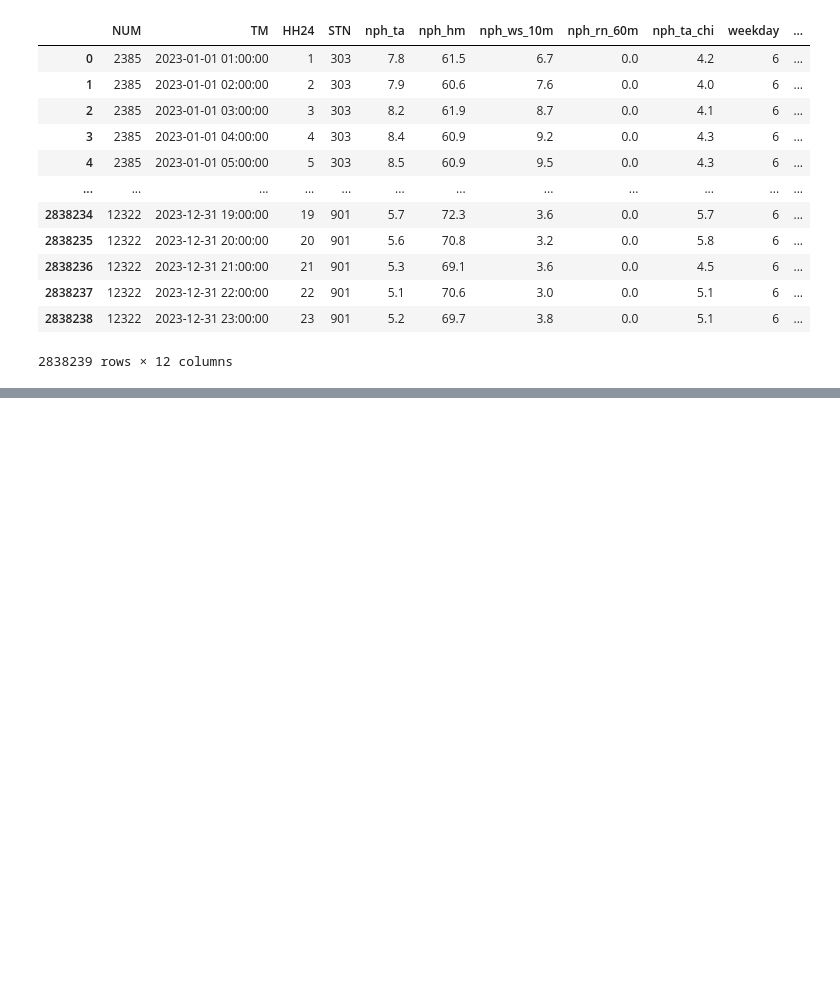
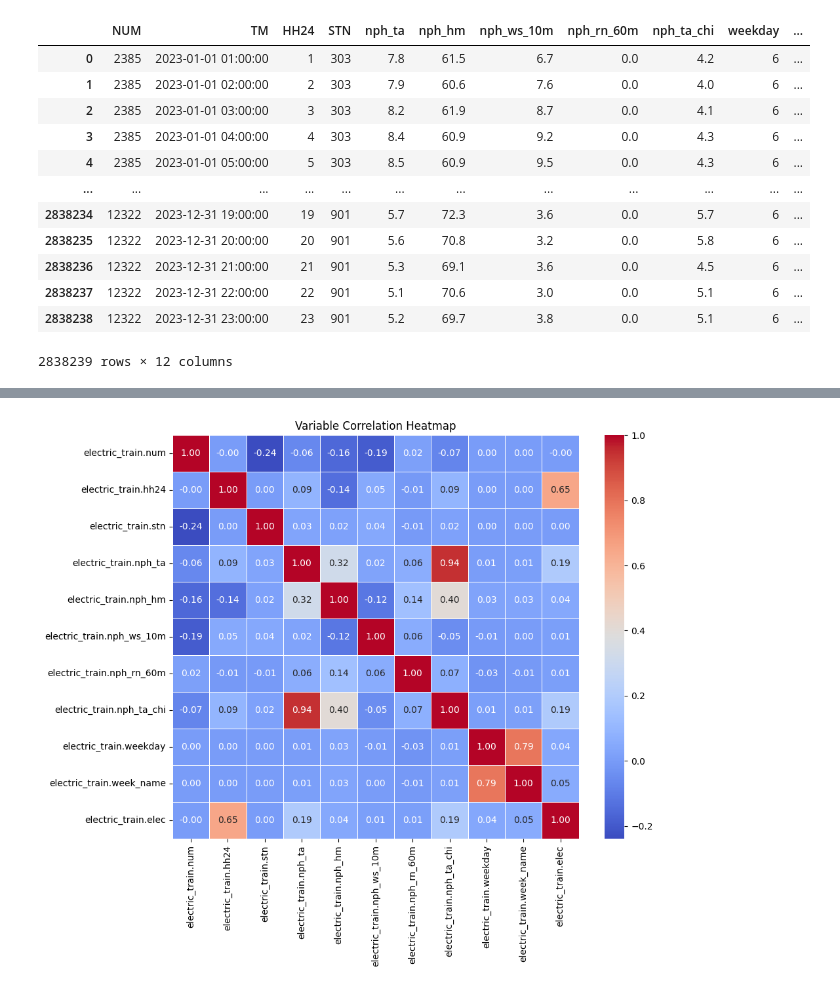
Before and after one commit to Weather-Contest/2024-, a Jupyter notebook: DC/model.ipynb, the cells around one changed output, grey strips where cells are left out. Drawn from its saved outputs; the diff is of its cells as text; code cells hidden in the pictures; blank space fills up the shorter version.

```diff
--- a/DC/model.ipynb
+++ b/DC/model.ipynb
@@ -584,0 +716,11 @@ df.to_csv(r'C:/Users/DC/OneDrive - 계명대학교/DC/2024/2024_날씨빅콘/제
+# %%
+numeric_df = train2.select_dtypes(include=[np.number])
+correlation_matrix = numeric_df.corr()
+
+# 상관관계 히트맵 그리기
+plt.figure(figsize=(10, 8))
+sns.heatmap(correlation_matrix, annot=True, fmt=".2f", cmap='coolwarm', linewidths=.5)
+plt.title('Variable Correlation Heatmap')
+plt.show()
+# %% [output]
+[figure, added]
```
Also changed, not shown: parts of 16 cells of this notebook.
